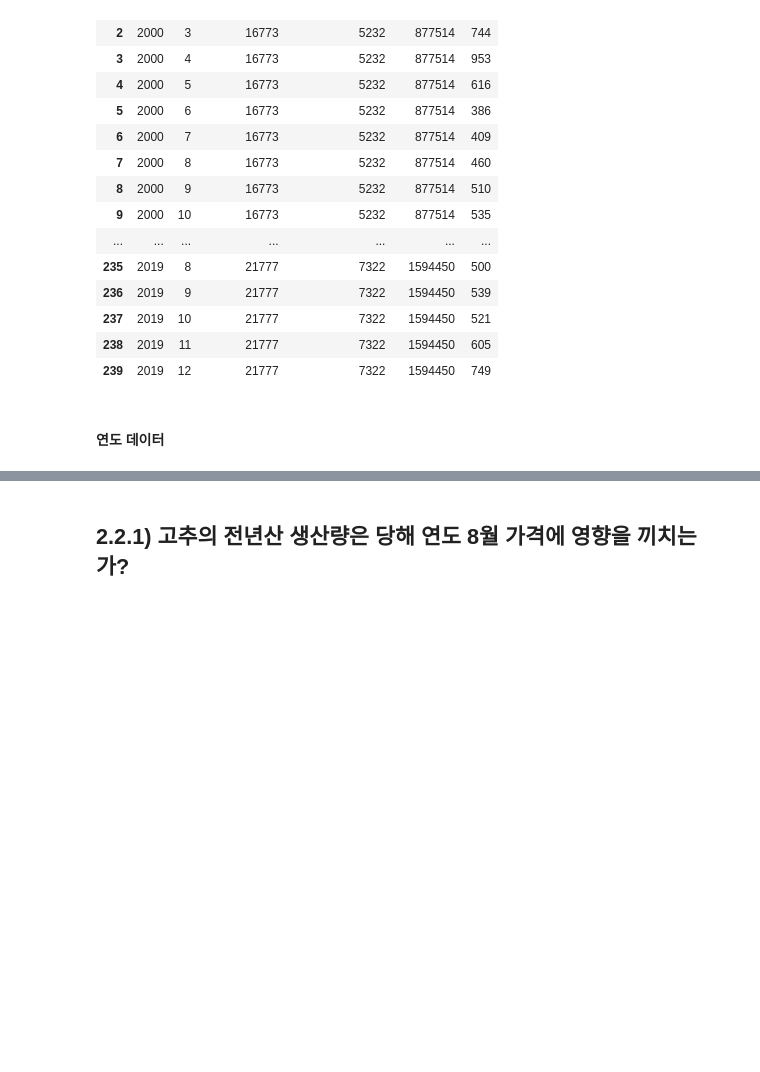
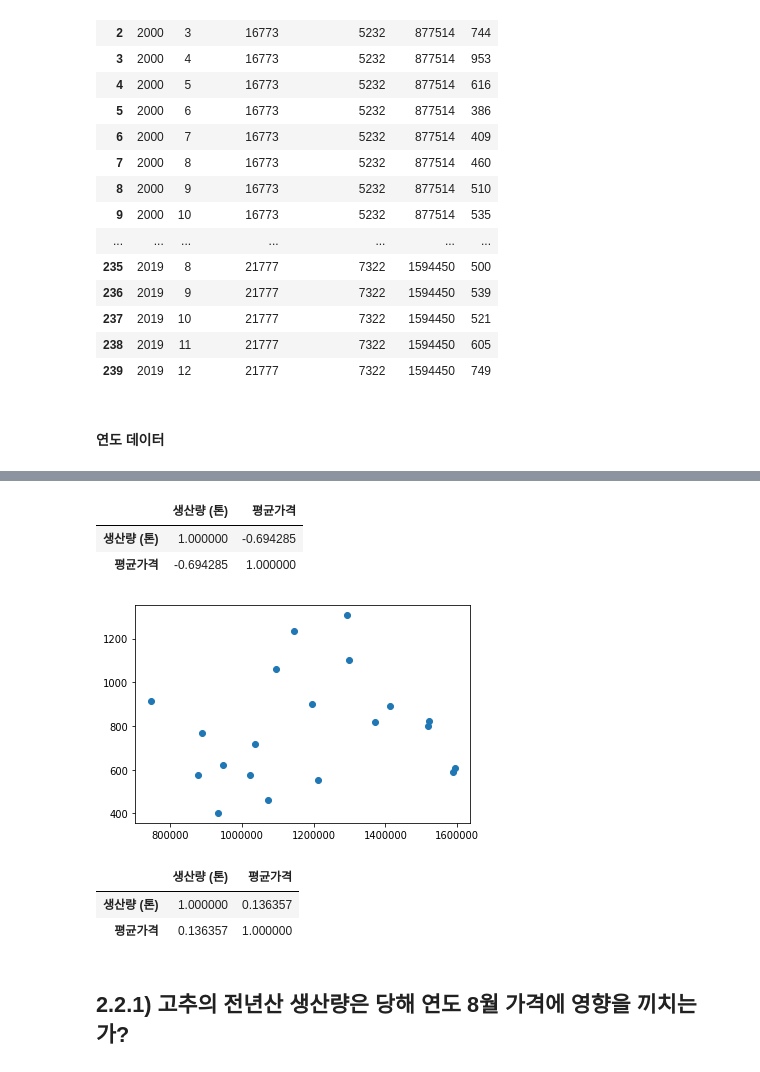
Before and after one commit to Ksejin/MJ_Capstone, a Jupyter notebook: analysis/2_2.ipynb, the cells around one changed output, grey strips where cells are left out. Saved outputs shown, nothing was run; the diff lists cells and outputs as text; code cells hidden in the pictures; blank space fills up the shorter version.

```diff
--- a/analysis/2_2.ipynb
+++ b/analysis/2_2.ipynb
@@ -326,0 +393,4 @@ onion_data
+# %%
+onion_year_data = pd.merge(onion, onion_year_price,how='left')
+onion_year_data = onion_year_data[['년도', '양파:면적 (ha)', '10a당 생산량 (kg)', '생산량 (톤)','평균가격']]
+onion_year_data
@@ -327,3 +457,25 @@ onion_data
+# %%
+corr = garlic_year_data[['생산량 (톤)', '평균가격']].corr(method='pearson')
+corr#마늘 생산량과 가격은 음의 상관관계
+# %% [output]
+|  | 생산량 (톤) | 평균가격 |
+| 생산량 (톤) | 1.000000 | -0.694285 |
+| 평균가격 | -0.694285 | 1.000000 |
+# %%
+x = onion_year_data['생산량 (톤)']
+y = onion_year_data['평균가격']
+
+plt.plot(x, y, 'o')
+plt.show()
+# %% [output]
+[figure, added]
+# %%
+corr = onion_year_data[['생산량 (톤)', '평균가격']].corr(method='pearson')
+corr
+# %% [output]
+|  | 생산량 (톤) | 평균가격 |
+| 생산량 (톤) | 1.000000 | 0.136357 |
+| 평균가격 | 0.136357 | 1.000000 |
 # %% [markdown]
 <h2>2.2.1) 고추의 전년산 생산량은 당해 연도 8월 가격에 영향을 끼치는가?</h2>
 # %% [markdown]
```
Also changed, not shown: parts of 13 cells of this notebook.
